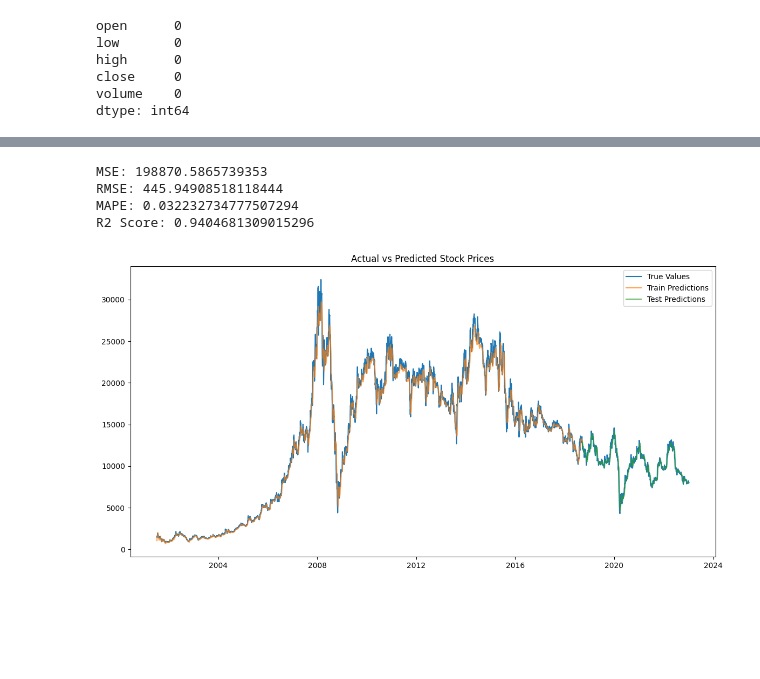
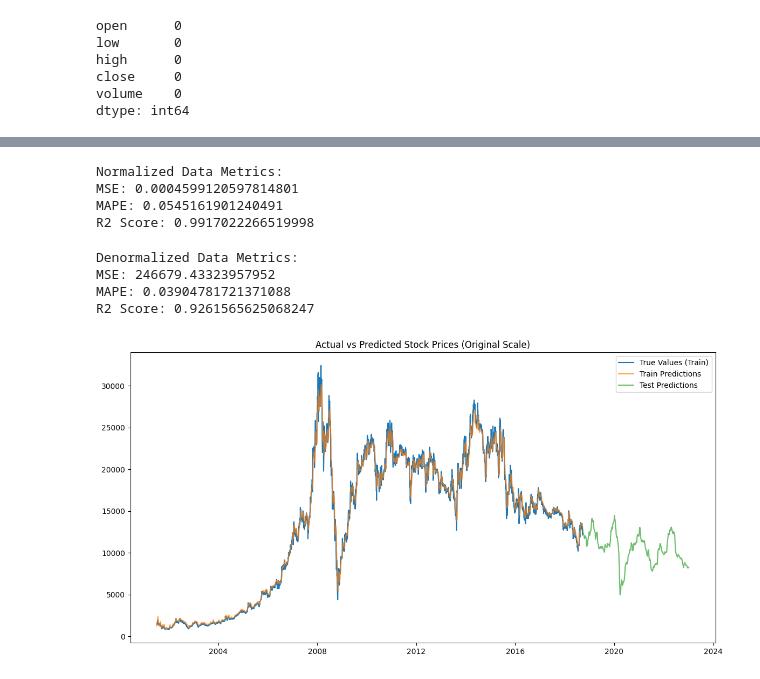
Before and after one commit to adrianazizsantoso/final-project-ml, a Jupyter notebook: Playground02.ipynb, the cells around one changed output, grey strips where cells are left out. Cells and saved outputs as stored; diff of their text form; code cells hidden in the pictures; blank space fills up the shorter version.

Commit message:
add normalized and denormalized scenario

```diff
--- a/Playground02.ipynb
+++ b/Playground02.ipynb
@@ -22,7 +31,7 @@ volume    0
 dtype: int64
 # %%
 scaler = MinMaxScaler(feature_range=(0, 1))
-scaled_data = scaler.fit_transform(data_rnn)
+scaled_data_rnn = scaler.fit_transform(data_rnn)
 # %%
 def create_sequences(data, seq_length):
     sequences, targets = [], []
@@ -32,7 +41,7 @@ def create_sequences(data, seq_length):
     return np.array(sequences), np.array(targets)
 # %%
 seq_length = 60
-sequences, targets = create_sequences(scaled_data, seq_length)
+sequences, targets = create_sequences(scaled_data_rnn, seq_length)
 # %%
 train_size = int(len(sequences) * 0.8)
 X_train, X_test = sequences[:train_size], sequences[train_size:]
@@ -106,3 +118,17 @@ test_predictions = model.predict(X_test)
+# %%
+mse_normalized = mean_squared_error(combined_train_test_actual, combined_train_test_predictions)
+mape_normalized = mean_absolute_percentage_error(combined_train_test_actual, combined_train_test_predictions)
+r2_normalized = r2_score(combined_train_test_actual, combined_train_test_predictions)
+
+print(f'Normalized Data Metrics:')
+print(f'MSE: {mse_normalized}')
+print(f'MAPE: {mape_normalized}')
+print(f'R2 Score: {r2_normalized}')
+# %% [output]
+Normalized Data Metrics:
+MSE: 0.0004599120597814801
+MAPE: 0.0545161901240491
+R2 Score: 0.9917022266519998
 # %%
 train_predictions_scaled = np.zeros((train_predictions.shape[0], 5))
 train_predictions_scaled[:, 3] = train_predictions[:, 0]  # Place predictions in the 'close' column
@@ -124,27 +151,27 @@ combined_predictions = np.concatenate((train_predictions, test_predictions), axi
 # %%
-combined_actual = np.concatenate((y_train_actual, y_test_actual), axis=0)
+combined_train_actual = np.concatenate((y_train_actual, y_test_actual[:0]), axis=0)
+combined_test_actual = np.concatenate((y_train_actual[:0], y_test_actual), axis=0)
 # %%
-mse = mean_squared_error(y_test_actual, test_predictions)
-mape = mean_absolute_percentage_error(y_test_actual, test_predictions)
-r2 = r2_score(y_test_actual, test_predictions)
-rmse = sqrt(mse)
+mse_denormalized = mean_squared_error(y_test_actual, test_predictions)
+mape_denormalized = mean_absolute_percentage_error(y_test_actual, test_predictions)
+r2_denormalized = r2_score(y_test_actual, test_predictions)
 
-print(f'MSE: {mse}')
-print(f'RMSE: {rmse}')
-print(f'MAPE: {mape}')
-print(f'R2 Score: {r2}')
+print(f'Denormalized Data Metrics:')
+print(f'MSE: {mse_denormalized}')
+print(f'MAPE: {mape_denormalized}')
+print(f'R2 Score: {r2_denormalized}')
 # %% [output]
-MSE: 198870.5865739353
-RMSE: 445.94908518118444
-MAPE: 0.032232734777507294
-R2 Score: 0.9404681309015296
+Denormalized Data Metrics:
+MSE: 246679.43323957952
+MAPE: 0.03904781721371088
+R2 Score: 0.9261565625068247
 # %%
 plt.figure(figsize=(14, 7))
-plt.plot(data_rnn.index[seq_length:seq_length+len(combined_actual)], combined_actual, label='True Values')
+plt.plot(data_rnn.index[seq_length:seq_length+len(combined_train_actual)], combined_train_actual, label='True Values (Train)')
 plt.plot(data_rnn.index[seq_length:seq_length+len(train_predictions)], train_predictions, label='Train Predictions', alpha=0.7)
 plt.plot(data_rnn.index[seq_length+len(train_predictions):seq_length+len(train_predictions)+len(test_predictions)], test_predictions, label='Test Predictions', alpha=0.7)
 plt.legend()
-plt.title('Actual vs Predicted Stock Prices')
+plt.title('Actual vs Predicted Stock Prices (Original Scale)')
 plt.show()
 # %% [output]
-[figure, old version]
+[figure, new version]
```
Also changed, not shown: parts of 8 cells of this notebook.
